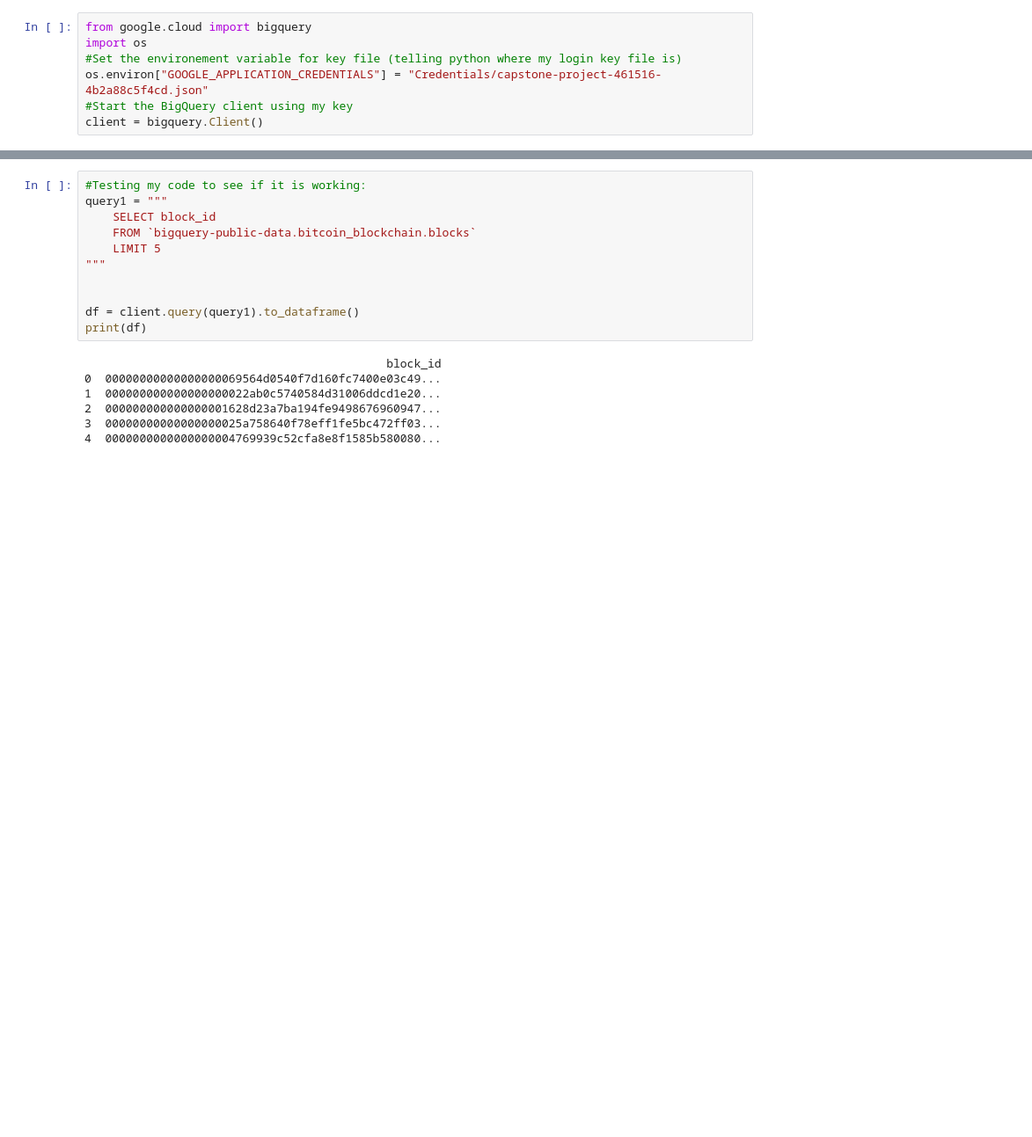
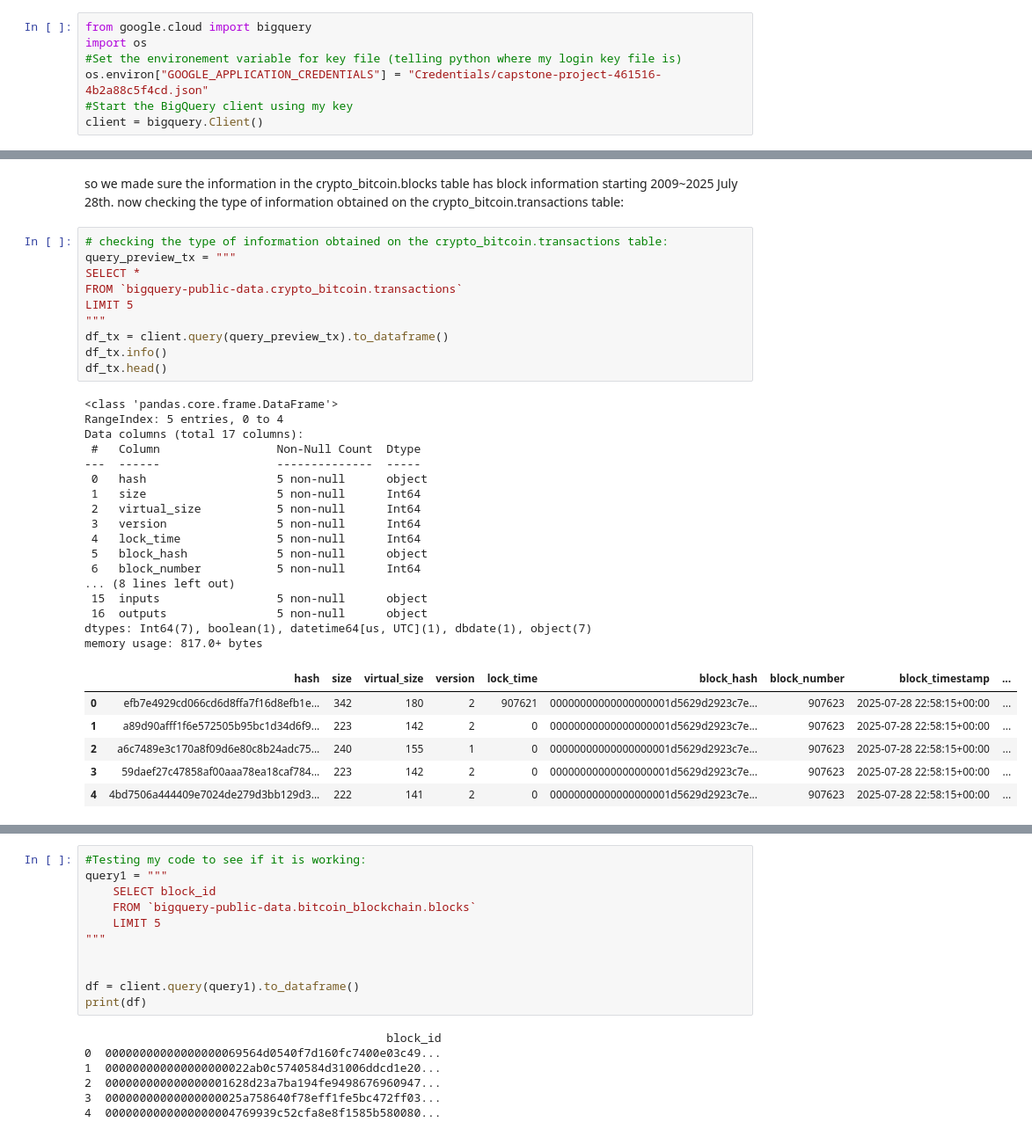
Before and after one commit to happybathtowel/CAPSTONE_PROJECT, a Jupyter notebook: BTC_Blockchain&WorldEvents_Analysis.ipynb, the cells around one changed output, grey strips where cells are left out. Shown at 88% size. Cells and saved outputs as stored; diff of their text form; blank space fills up the shorter version.

Commit message:
modified code and dataset due to data limitations

```diff
--- a/BTC_Blockchain&WorldEvents_Analysis.ipynb
+++ b/BTC_Blockchain&WorldEvents_Analysis.ipynb
@@ -138,0 +90,37 @@ memory usage: 587.0+ bytes
+# %% [markdown]
+so we made sure the information in the crypto_bitcoin.blocks table has block information starting 2009~2025 July 28th.
+now checking the type of information obtained on the crypto_bitcoin.transactions table:
+# %%
+# checking the type of information obtained on the crypto_bitcoin.transactions table:
+query_preview_tx = """
+SELECT *
+FROM `bigquery-public-data.crypto_bitcoin.transactions`
+LIMIT 5
+"""
+df_tx = client.query(query_preview_tx).to_dataframe()
+df_tx.info()
+df_tx.head()
+# %% [output]
+<class 'pandas.core.frame.DataFrame'>
+RangeIndex: 5 entries, 0 to 4
+Data columns (total 17 columns):
+ #   Column                 Non-Null Count  Dtype
+---  ------                 --------------  -----
+ 0   hash                   5 non-null      object
+ 1   size                   5 non-null      Int64
+ 2   virtual_size           5 non-null      Int64
+ 3   version                5 non-null      Int64
+ 4   lock_time              5 non-null      Int64
+ 5   block_hash             5 non-null      object
+ 6   block_number           5 non-null      Int64
+... (8 lines left out)
+ 15  inputs                 5 non-null      object
+ 16  outputs                5 non-null      object
+dtypes: Int64(7), boolean(1), datetime64[us, UTC](1), dbdate(1), object(7)
+memory usage: 817.0+ bytes
+|  | hash | size | virtual_size | version | lock_time | block_hash | block_number | block_timestamp | ... |
+| 0 | efb7e4929cd066cd6d8ffa7f16d8efb1e... | 342 | 180 | 2 | 907621 | 00000000000000000001d5629d2923c7e... | 907623 | 2025-07-28 22:58:15+00:00 | ... |
+| 1 | a89d90afff1f6e572505b95bc1d34d6f9... | 223 | 142 | 2 | 0 | 00000000000000000001d5629d2923c7e... | 907623 | 2025-07-28 22:58:15+00:00 | ... |
+| 2 | a6c7489e3c170a8f09d6e80c8b24adc75... | 240 | 155 | 1 | 0 | 00000000000000000001d5629d2923c7e... | 907623 | 2025-07-28 22:58:15+00:00 | ... |
+| 3 | 59daef27c47858af00aaa78ea18caf784... | 223 | 142 | 2 | 0 | 00000000000000000001d5629d2923c7e... | 907623 | 2025-07-28 22:58:15+00:00 | ... |
+| 4 | 4bd7506a444409e7024de279d3bb129d3... | 222 | 141 | 2 | 0 | 00000000000000000001d5629d2923c7e... | 907623 | 2025-07-28 22:58:15+00:00 | ... |
```
Also changed, not shown: parts of 18 cells of this notebook.
